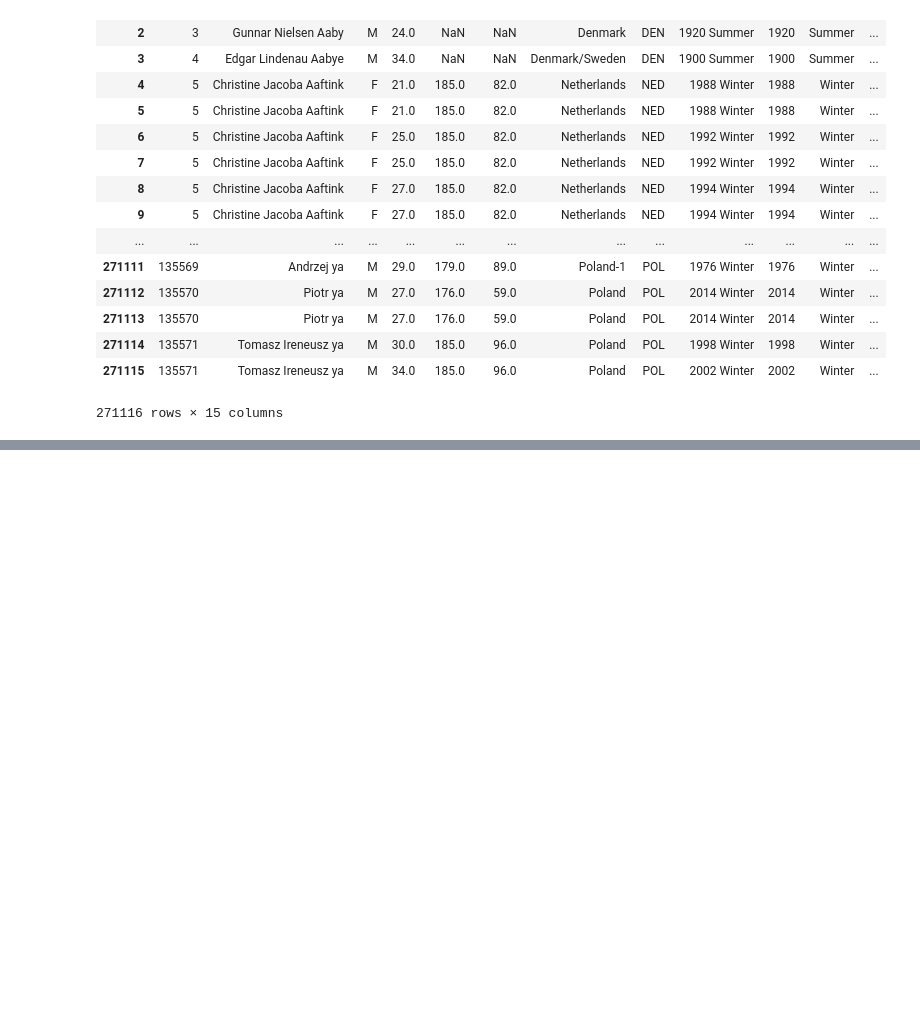
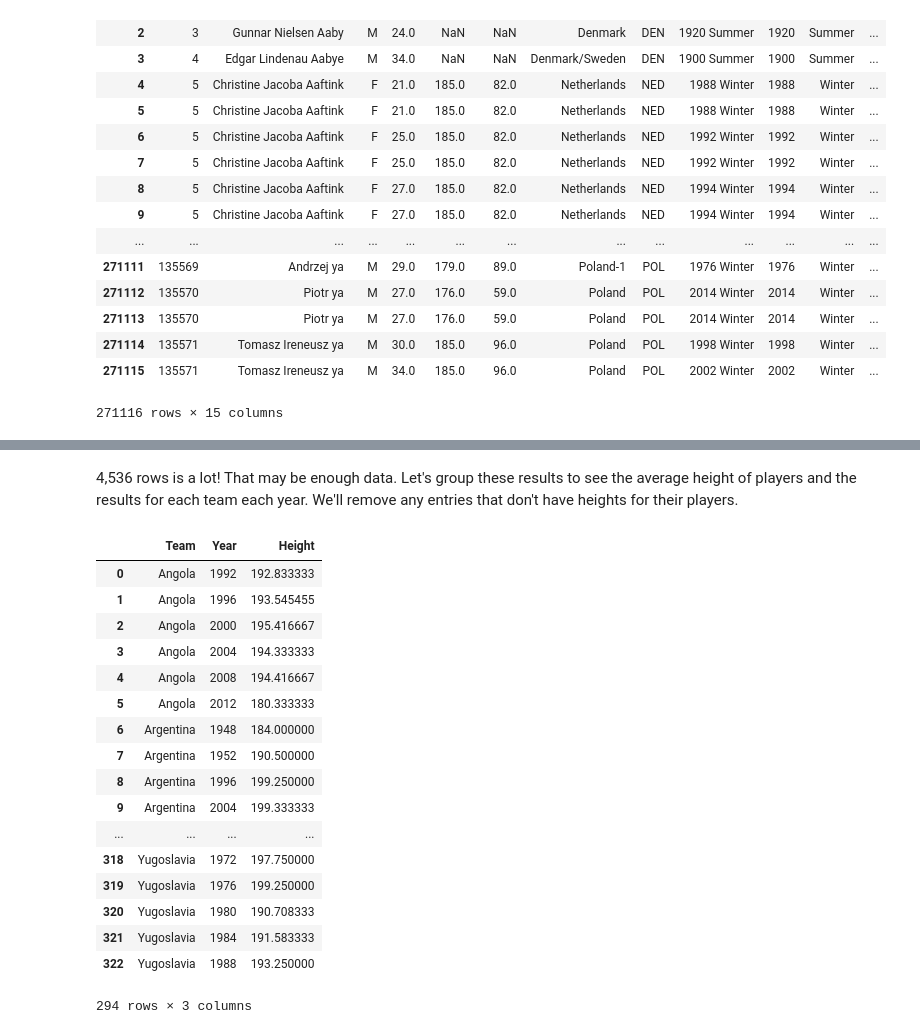
Before and after one commit to NWhite-7/Practice, a Jupyter notebook: machine_learning/linear_regression.ipynb, the cells around one changed output, grey strips where cells are left out. Drawn from its saved outputs; the diff is of its cells as text; code cells hidden in the pictures; blank space fills up the shorter version.

```diff
--- a/machine_learning/linear_regression.ipynb
+++ b/machine_learning/linear_regression.ipynb
@@ -43,0 +68,25 @@ This is a pretty straightforward file, which makes it easy for us! We can jump s
+# %% [markdown]
+4,536 rows is a lot! That may be enough data. Let's group these results to see the average height of players and the results for each team each year. We'll remove any entries that don't have heights for their players.
+# %%
+basketball_grouped = basketball_data.groupby(['Team', 'Year']).Height.mean().reset_index()
+basketball_grouped.dropna(inplace = True)
+basketball_grouped
+# %% [output]
+|  | Team | Year | Height |
+| 0 | Angola | 1992 | 192.833333 |
+| 1 | Angola | 1996 | 193.545455 |
+| 2 | Angola | 2000 | 195.416667 |
+| 3 | Angola | 2004 | 194.333333 |
+| 4 | Angola | 2008 | 194.416667 |
+| 5 | Angola | 2012 | 180.333333 |
+| 6 | Argentina | 1948 | 184.000000 |
+| 7 | Argentina | 1952 | 190.500000 |
+| 8 | Argentina | 1996 | 199.250000 |
+| 9 | Argentina | 2004 | 199.333333 |
+| ... | ... | ... | ... |
+| 318 | Yugoslavia | 1972 | 197.750000 |
+| 319 | Yugoslavia | 1976 | 199.250000 |
+| 320 | Yugoslavia | 1980 | 190.708333 |
+| 321 | Yugoslavia | 1984 | 191.583333 |
+| 322 | Yugoslavia | 1988 | 193.250000 |
+294 rows × 3 columns
```
Also changed, not shown: parts of 8 cells of this notebook.
